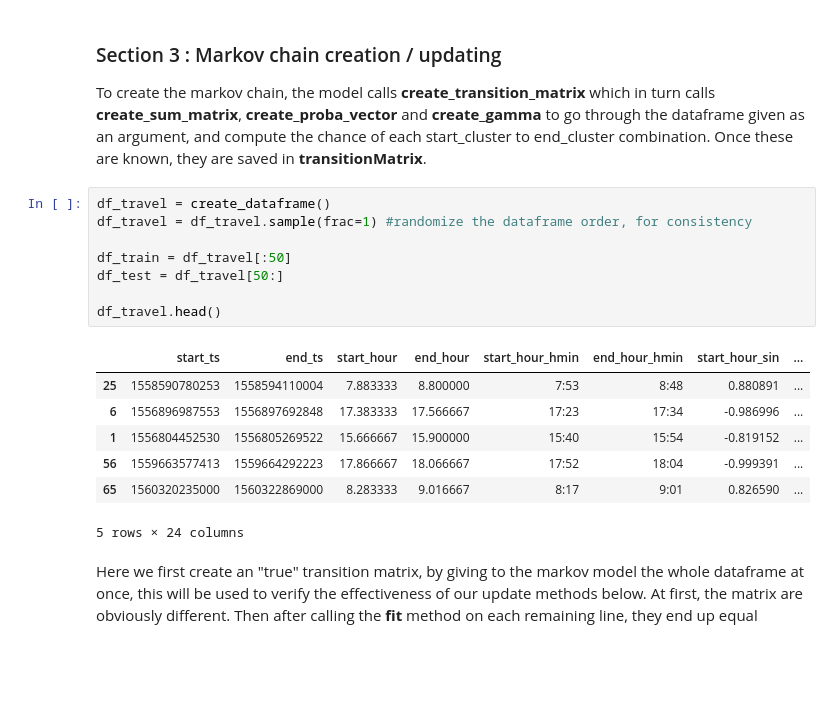
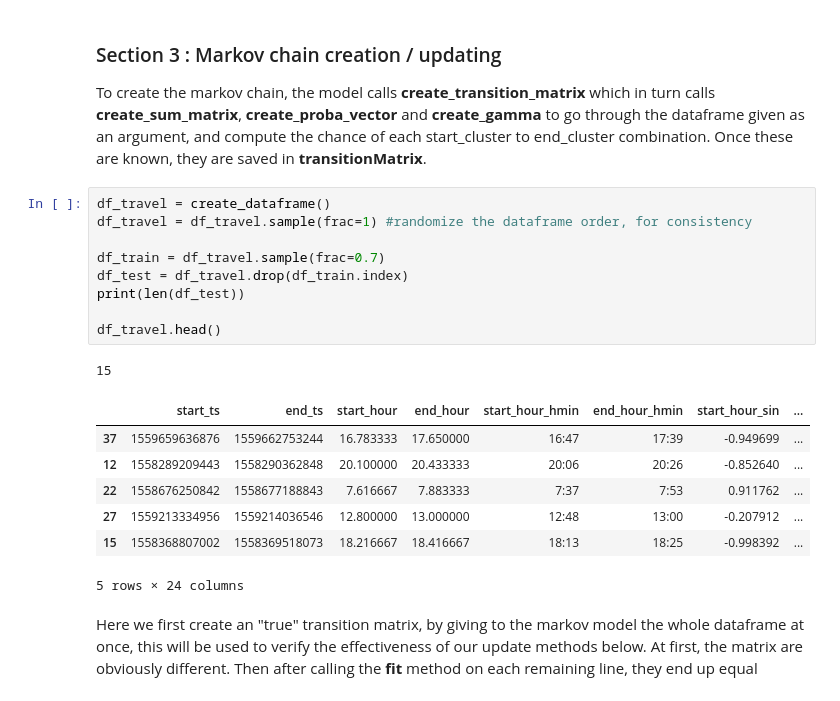
Before and after one commit to Ctatger/PersoPdata, a Jupyter notebook: demo_markov.ipynb, the cells around one changed output. Saved outputs shown, nothing was run; the diff lists cells and outputs as text; blank space fills up the shorter version.

```diff
--- a/demo_markov.ipynb
+++ b/demo_markov.ipynb
@@ -158,19 +158,21 @@ To create the markov chain, the model calls **create_transition_matrix** which i
 # %%
 df_travel = create_dataframe()
 df_travel = df_travel.sample(frac=1) #randomize the dataframe order, for consistency
 
-df_train = df_travel[:50]
-df_test = df_travel[50:]
+df_train = df_travel.sample(frac=0.7)
+df_test = df_travel.drop(df_train.index)
+print(len(df_test))
 
 df_travel.head()
 # %% [output]
+15
 |  | start_ts | end_ts | start_hour | end_hour | start_hour_hmin | end_hour_hmin | start_hour_sin | ... |
-| 25 | 1558590780253 | 1558594110004 | 7.883333 | 8.800000 | 7:53 | 8:48 | 0.880891 | ... |
-| 6 | 1556896987553 | 1556897692848 | 17.383333 | 17.566667 | 17:23 | 17:34 | -0.986996 | ... |
-| 1 | 1556804452530 | 1556805269522 | 15.666667 | 15.900000 | 15:40 | 15:54 | -0.819152 | ... |
-| 56 | 1559663577413 | 1559664292223 | 17.866667 | 18.066667 | 17:52 | 18:04 | -0.999391 | ... |
-| 65 | 1560320235000 | 1560322869000 | 8.283333 | 9.016667 | 8:17 | 9:01 | 0.826590 | ... |
+| 37 | 1559659636876 | 1559662753244 | 16.783333 | 17.650000 | 16:47 | 17:39 | -0.949699 | ... |
+| 12 | 1558289209443 | 1558290362848 | 20.100000 | 20.433333 | 20:06 | 20:26 | -0.852640 | ... |
+| 22 | 1558676250842 | 1558677188843 | 7.616667 | 7.883333 | 7:37 | 7:53 | 0.911762 | ... |
+| 27 | 1559213334956 | 1559214036546 | 12.800000 | 13.000000 | 12:48 | 13:00 | -0.207912 | ... |
+| 15 | 1558368807002 | 1558369518073 | 18.216667 | 18.416667 | 18:13 | 18:25 | -0.998392 | ... |
-5 rows × 24 columns
+5 rows × 24 columns
 # %% [markdown]
 Here we first create an "true" transition matrix, by giving to the markov model the whole dataframe at once, this will be used to verify the effectiveness of our update methods below. At first, the matrix are obviously different. Then after calling the **fit** method on each remaining line, they end up equal
 # %%
```
Also changed, not shown: parts of 6 cells of this notebook, 4 other files.
